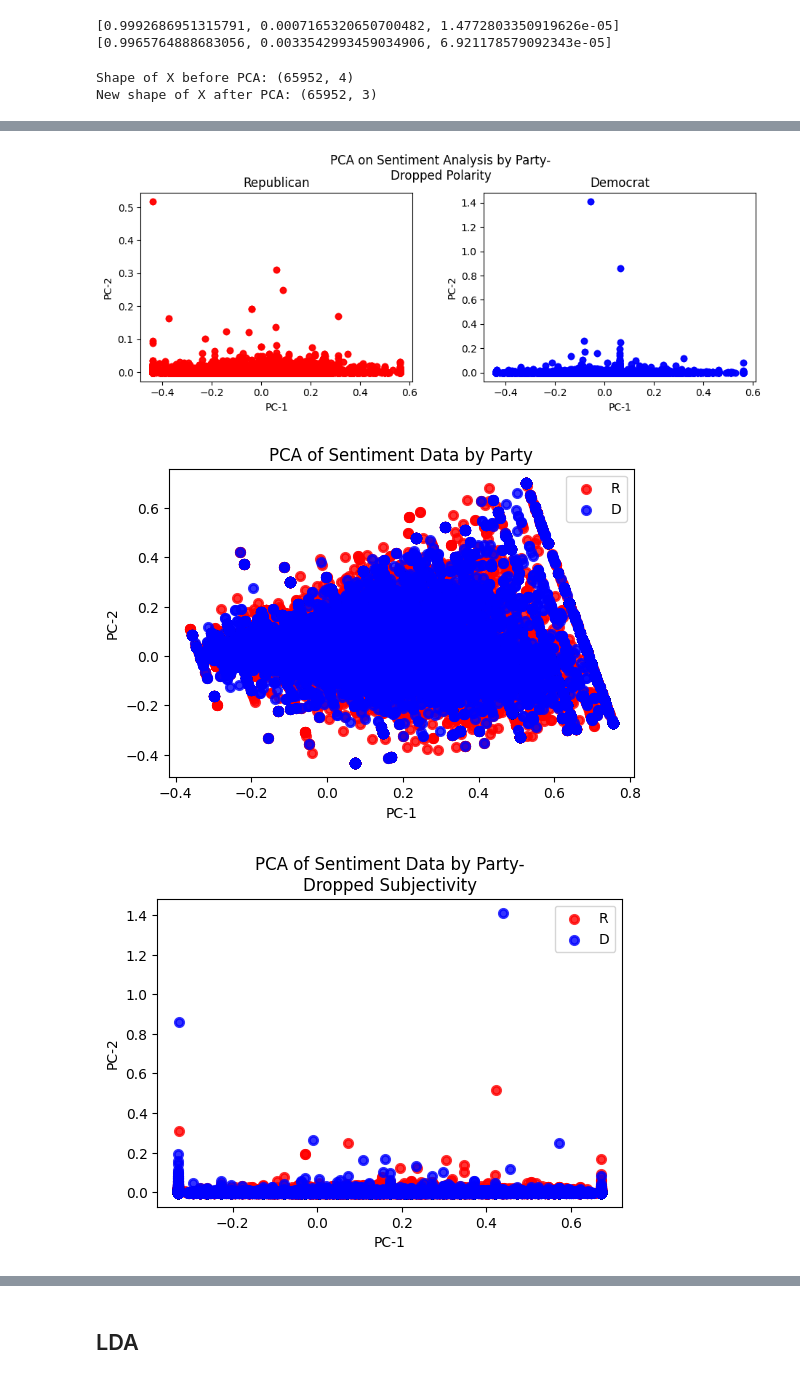
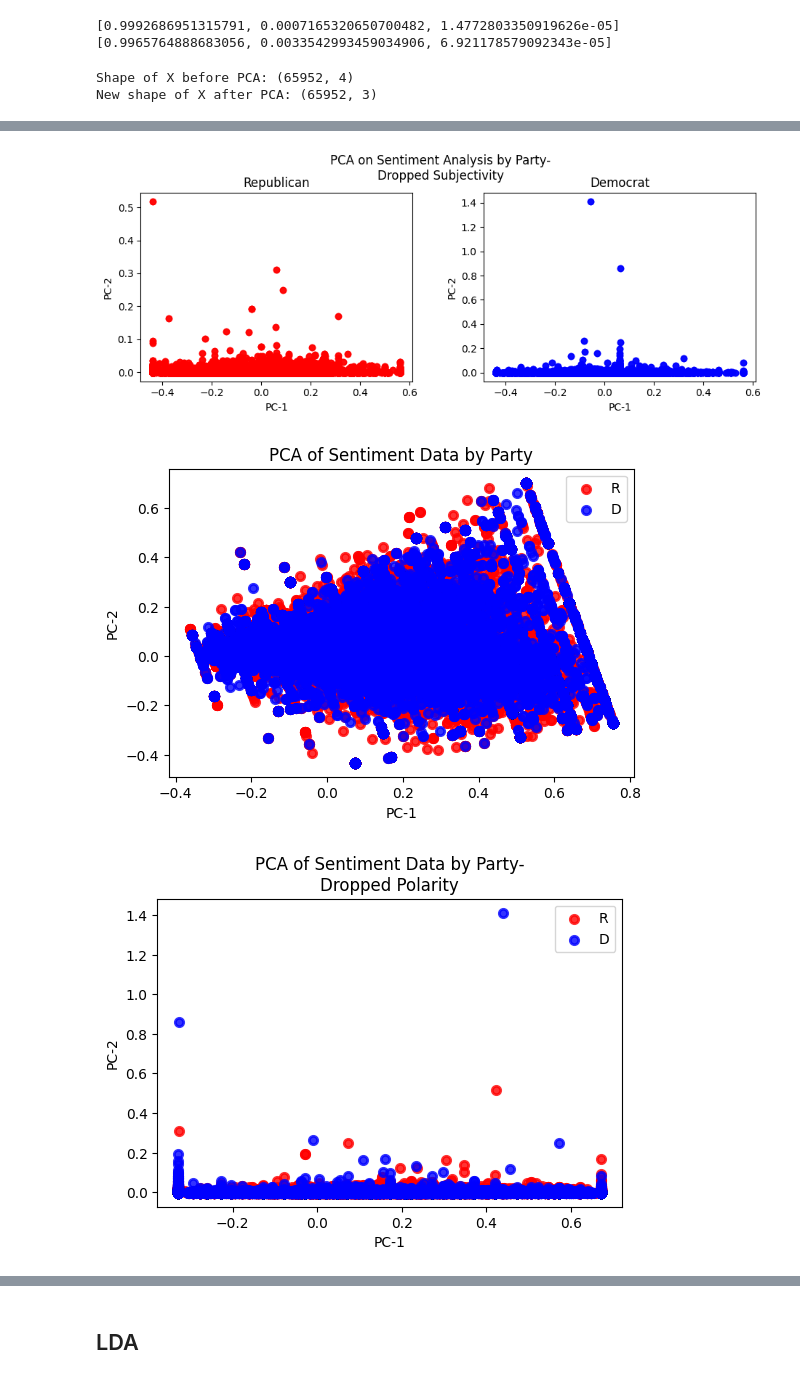
Before and after one commit to DevinPatel1/twitter-political-party-classifier, a Jupyter notebook: dimension_reduction.ipynb, the cells around one changed output, grey strips where cells are left out. Drawn from its saved outputs; the diff is of its cells as text; code cells hidden in the pictures.

Commit message:
Renamed titles of plots

```diff
--- a/dimension_reduction.ipynb
+++ b/dimension_reduction.ipynb
@@ -172,8 +172,8 @@ def plot_separate_PCA_features(X, y, feature1, feature2, title="Default Title",
 
 # Plot two PC's with separate Party affiliation
 plot_separate_PCA_features(X_r, party_gth_df['Party'], 0, 1, title="PCA on Sentiment Analysis by Party", outfile=r"PCA-separate.png")
-plot_separate_PCA_features(X_r_subject, party_gth_df['Party'], 0, 1, title="PCA on Sentiment Analysis by Party-\nDropped Subjectivity", outfile=r"PCA-Subject-separate.png")
-plot_separate_PCA_features(X_r_polar, party_gth_df['Party'], 0, 1, title="PCA on Sentiment Analysis by Party-\nDropped Polarity", outfile=r"PCA-Polar-separate.png")
+plot_separate_PCA_features(X_r_subject, party_gth_df['Party'], 0, 1, title="PCA on Sentiment Analysis by Party-\nDropped Polarity", outfile=r"PCA-Subject-separate.png")
+plot_separate_PCA_features(X_r_polar, party_gth_df['Party'], 0, 1, title="PCA on Sentiment Analysis by Party-\nDropped Subjectivity", outfile=r"PCA-Polar-separate.png")
 
 
 
@@ -196,8 +196,8 @@ def plot_overlayed_PCA_features(X, y, feature1, feature2, title="Default Title",
     plt.show()
 
 plot_overlayed_PCA_features(X_r, party_gth_df['Party'], 0, 1, title="PCA of Sentiment Data by Party", outfile=r"PCA-overlayed.png")
-plot_overlayed_PCA_features(X_r_subject, party_gth_df['Party'], 0, 1, title="PCA of Sentiment Data by Party-\nDropped Subjectivity", outfile=r"PCA-Subject-overlayed.png")
-plot_overlayed_PCA_features(X_r_polar, party_gth_df['Party'], 0, 1, title="PCA of Sentiment Data by Party-\nDropped Polarity", outfile=r"PCA-Polar-overlayed.png")
+plot_overlayed_PCA_features(X_r_subject, party_gth_df['Party'], 0, 1, title="PCA of Sentiment Data by Party-\nDropped Polarity", outfile=r"PCA-Subject-overlayed.png")
+plot_overlayed_PCA_features(X_r_polar, party_gth_df['Party'], 0, 1, title="PCA of Sentiment Data by Party-\nDropped Subjectivity", outfile=r"PCA-Polar-overlayed.png")
 # %% [output]
 Shape of X before PCA: (65952, 4)
 New shape of X after PCA: (65952, 3)
@@ -206,3 +206,3 @@ New shape of X after PCA: (65952, 3)
-[figure, old version]
+[figure, new version]
 [figure]
-[figure, old version]
+[figure, new version]
```
Also changed, not shown: parts of 2 cells of this notebook, 7 other files.
